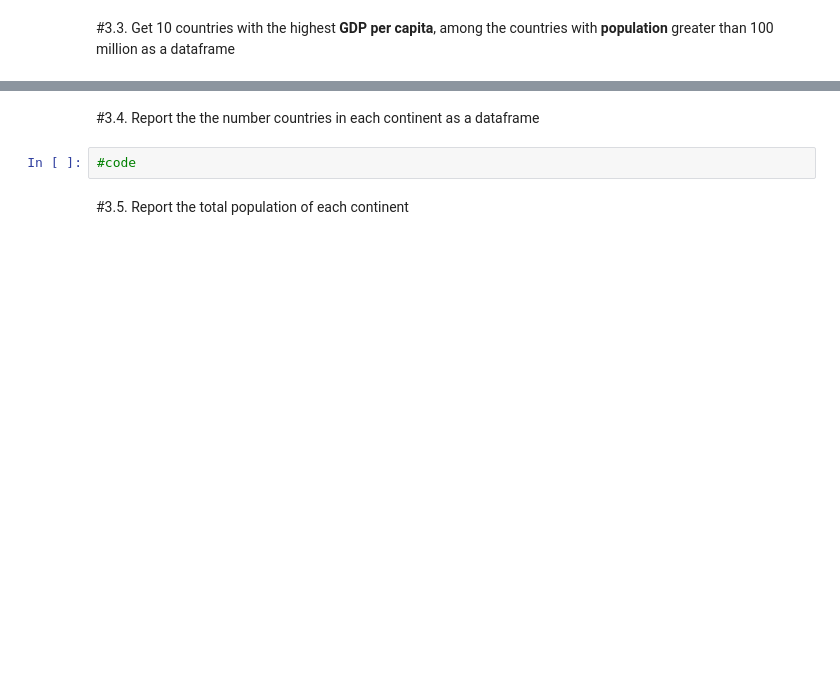
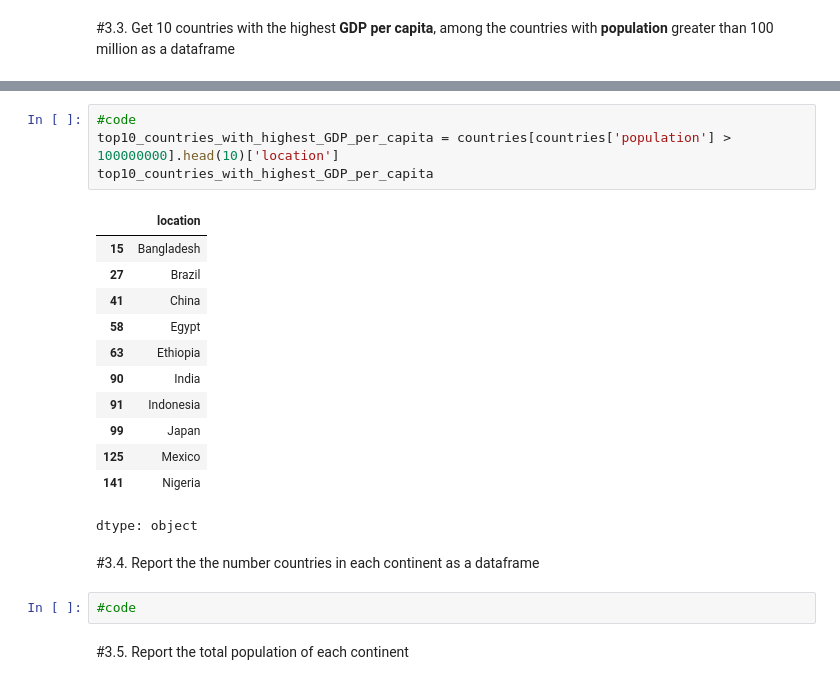
Before and after one commit to PhamTienLoc/Lab_DM, a Jupyter notebook: Lab_1_21130429_PhamTienLoc.ipynb, the cells around one changed output, grey strips where cells are left out. Saved outputs shown, nothing was run; the diff lists cells and outputs as text; blank space fills up the shorter version.

```diff
--- a/Lab_1_21130429_PhamTienLoc.ipynb
+++ b/Lab_1_21130429_PhamTienLoc.ipynb
@@ -71,3 +129,20 @@ Implements the following methods:
+# %%
+#code
+top10_countries_with_highest_GDP_per_capita = countries[countries['population'] > 100000000].head(10)['location']
+top10_countries_with_highest_GDP_per_capita
+# %% [output]
+|  | location |
+| 15 | Bangladesh |
+| 27 | Brazil |
+| 41 | China |
+| 58 | Egypt |
+| 63 | Ethiopia |
+| 90 | India |
+| 91 | Indonesia |
+| 99 | Japan |
+| 125 | Mexico |
+| 141 | Nigeria |
+dtype: object
 # %% [markdown]
 #3.4. Report the the number countries in each continent as a dataframe
 # %%
```
Also changed, not shown: parts of 17 cells of this notebook.
